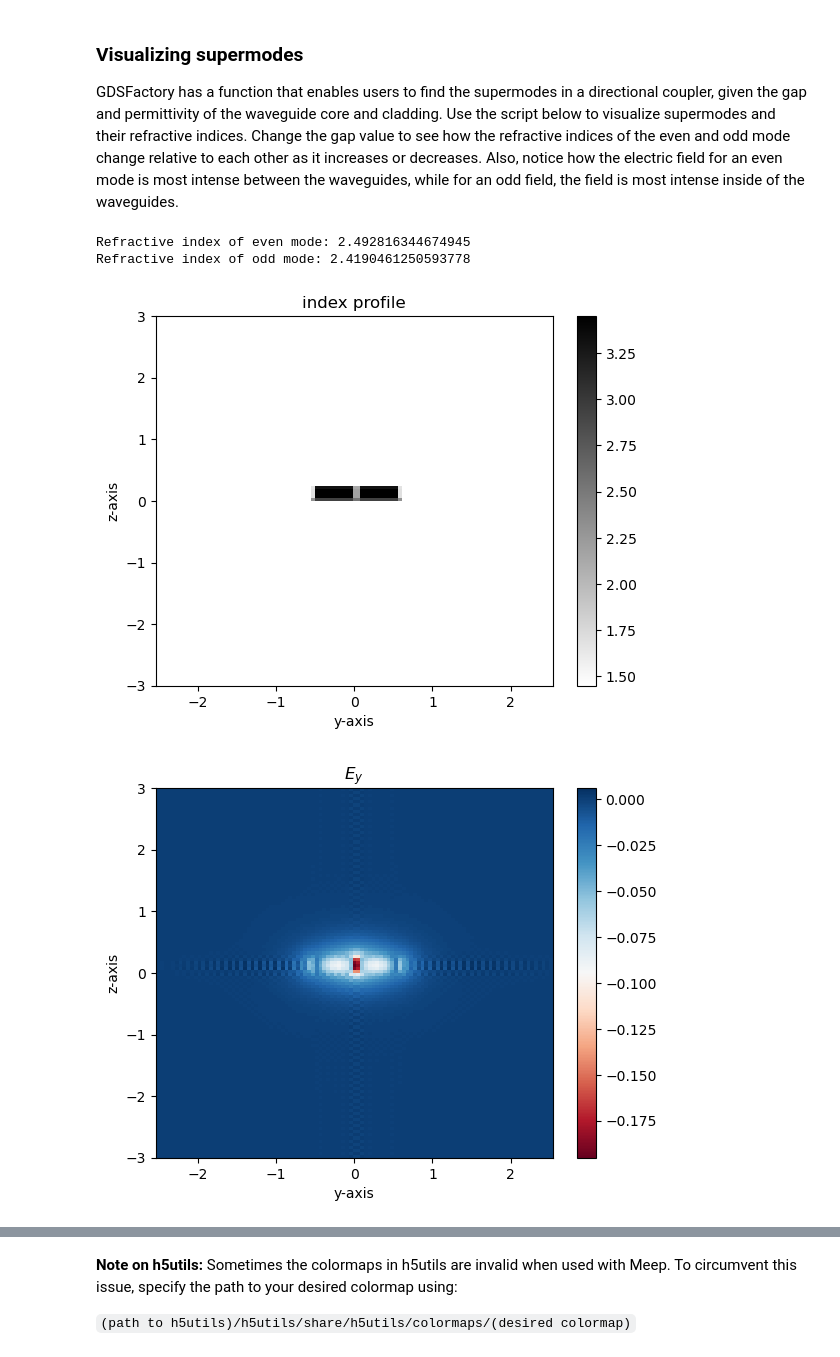
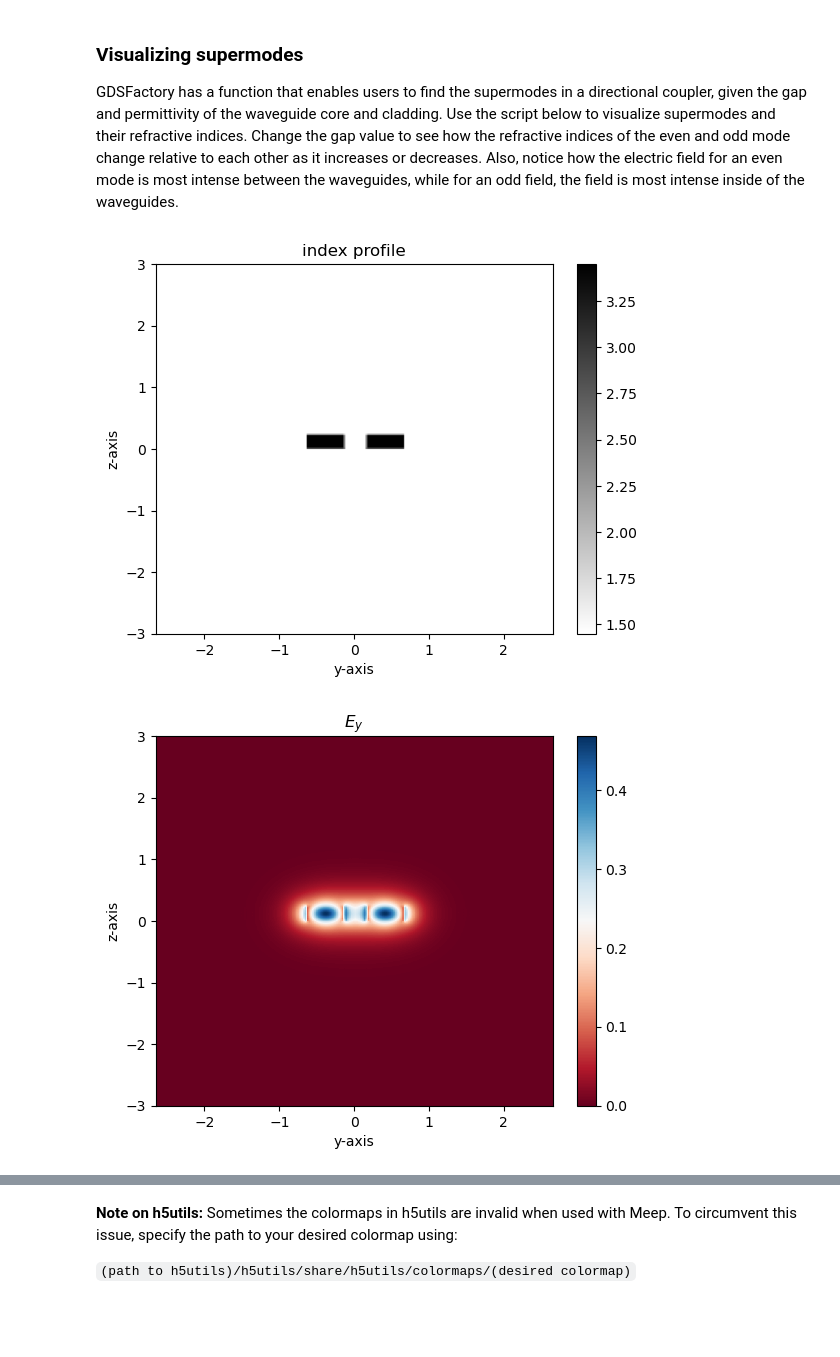
Before and after one commit to BYUCamachoLab/Photonics-Bootcamp, a Jupyter notebook: book/pages/directional_couplers.ipynb, the cells around one changed output, grey strips where cells are left out. Saved outputs shown, nothing was run; the diff lists cells and outputs as text; code cells hidden in the pictures; blank space fills up the shorter version.

```diff
--- a/book/pages/directional_couplers.ipynb
+++ b/book/pages/directional_couplers.ipynb
@@ -29,34 +34,33 @@ An "odd", or antisymmetric, supermode occurs when light in the two waveguides ar
 
 GDSFactory has a function that enables users to find the supermodes in a directional coupler, given the gap and permittivity of the waveguide core and cladding. Use the script below to visualize supermodes and their refractive indices. Change the gap value to see how the refractive indices of the even and odd mode change relative to each other as it increases or decreases. Also, notice how the electric field for an even mode is most intense between the waveguides, while for an odd field, the field is most intense inside of the waveguides.
 # %%
-import gdsfactory.simulation.modes as gm
+import gplugins.modes as gm
+import numpy as np
 
 modes = gm.find_modes_coupler(
-    wg_widths=(0.5, 0.5),
-    gaps=(0.07,), # CHANGE GAP VALUE
-    ncore=3.45,
-    nclad=1.45,
-    wg_thickness=0.22,
-    resolution=20,
+    core_widths=(0.5, 0.5),
+    gaps=(0.3,), # CHANGE GAP VALUE
+    core_material=3.45,
+    clad_material=1.45,
+    core_thickness=0.22,
+    resolution=40,
     sz=6,
-    nmodes=4,
+    nmodes=2,
 )
 
 m1 = modes[1] # even mode
 m2 = modes[2] # odd mode
 
 # Look to see how big of a difference there is between the two refractive indices
 print("Refractive index of even mode:", m1.neff)
 print("Refractive index of odd mode:", m2.neff)
 
 # Plot the dielectric, shows index of refraction values in sidebar
 m1.plot_eps()
 
 # Plot the Electric field intensity of the modes
 m1.plot_ey()
 m2.plot_ey()
 # %% [output]
-Refractive index of even mode: 2.492816344674945
-Refractive index of odd mode: 2.4190461250593778
-[figure, old version]
+[figure, new version]
-[figure, old version]
+[figure, new version]
```
Also changed, not shown: parts of 13 cells of this notebook, 3 other files.
